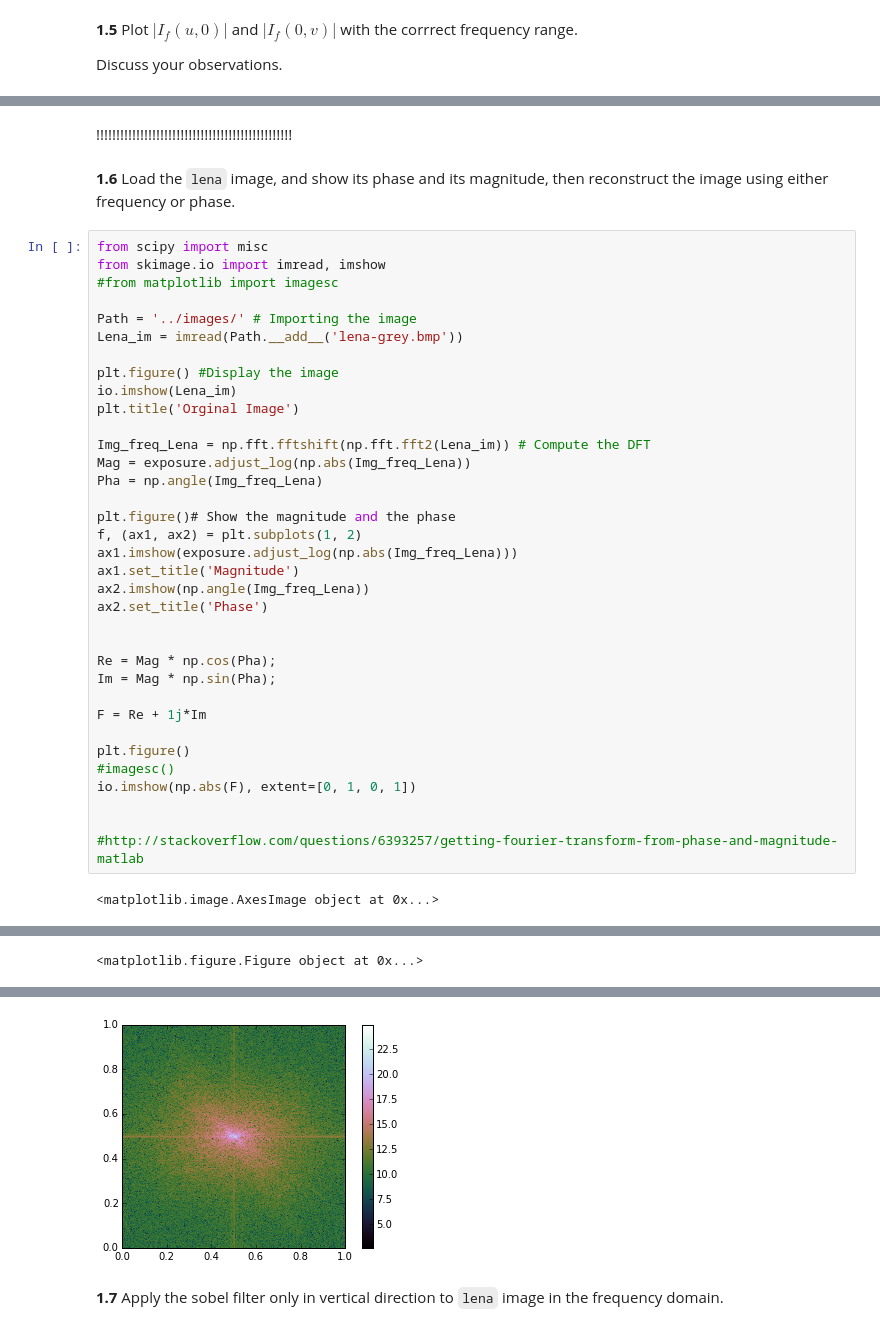
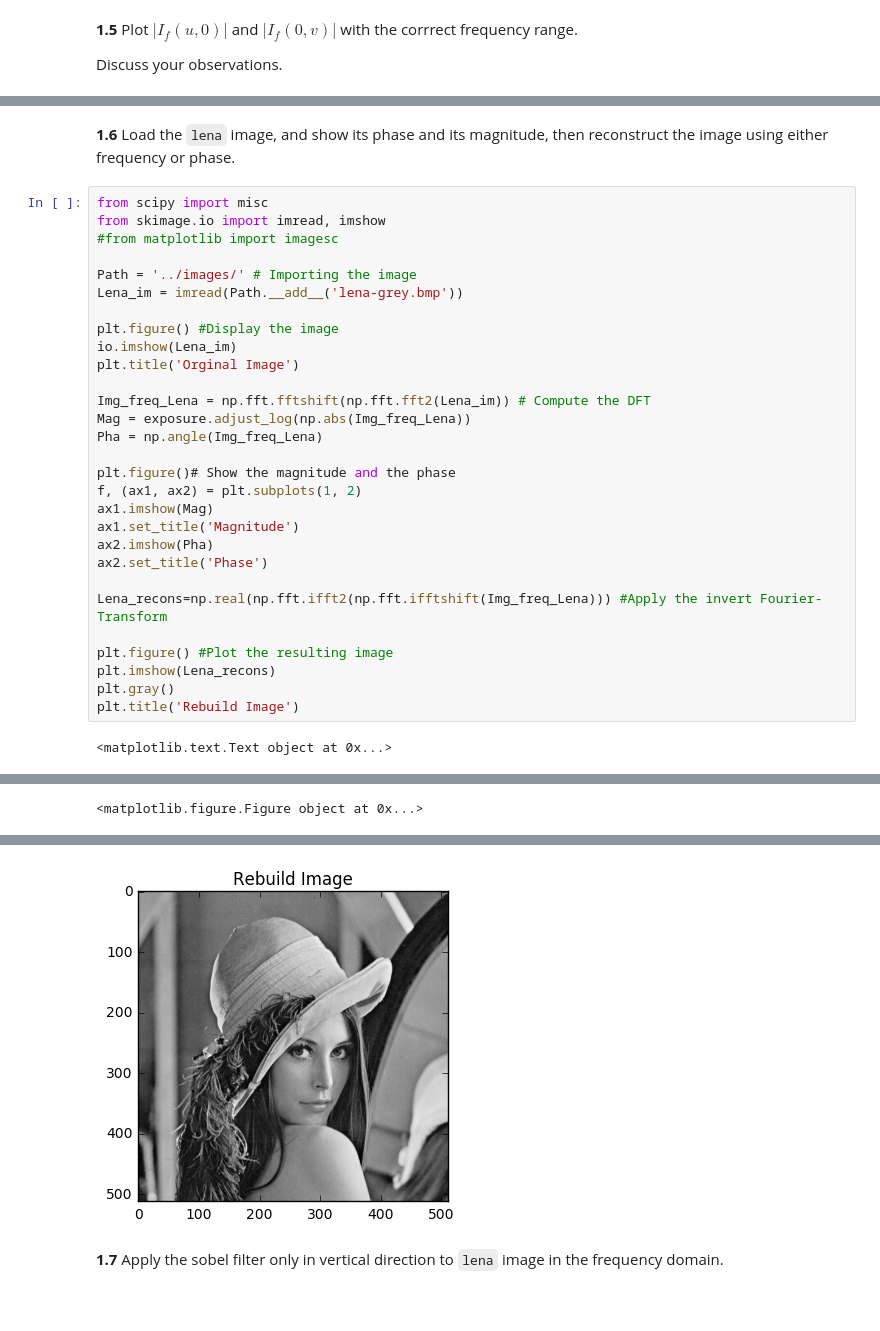
Before and after one commit to Totohm/DSP-TP-1617, a Jupyter notebook: Lab5/python/Lab5.ipynb, the cells around one changed output, grey strips where cells are left out. Saved outputs shown, nothing was run; the diff lists cells and outputs as text; blank space fills up the shorter version.

```diff
--- a/Lab5/python/Lab5.ipynb
+++ b/Lab5/python/Lab5.ipynb
@@ -257,5 +258,3 @@ plt.title('abs(If(0, v))')
-# %% [markdown]
-!!!!!!!!!!!!!!!!!!!!!!!!!!!!!!!!!!!!!!!!!!!!!!!!!
 # %% [markdown]
 **1.6** Load the `lena` image, and show its phase and its magnitude, then reconstruct the image using either frequency or phase.
 # %%
@@ -276,22 +275,16 @@ Pha = np.angle(Img_freq_Lena)
 
 plt.figure()# Show the magnitude and the phase
 f, (ax1, ax2) = plt.subplots(1, 2)
-ax1.imshow(exposure.adjust_log(np.abs(Img_freq_Lena)))
+ax1.imshow(Mag)
 ax1.set_title('Magnitude')
-ax2.imshow(np.angle(Img_freq_Lena))
+ax2.imshow(Pha)
 ax2.set_title('Phase')
 
+Lena_recons=np.real(np.fft.ifft2(np.fft.ifftshift(Img_freq_Lena))) #Apply the invert Fourier-Transform
 
-Re = Mag * np.cos(Pha);
-Im = Mag * np.sin(Pha);
-
-F = Re + 1j*Im
-
-plt.figure()
-#imagesc()
-io.imshow(np.abs(F), extent=[0, 1, 0, 1])
-
-
-#http://stackoverflow.com/questions/6393257/getting-fourier-transform-from-phase-and-magnitude-matlab
+plt.figure() #Plot the resulting image
+plt.imshow(Lena_recons)
+plt.gray()
+plt.title('Rebuild Image')
 # %% [output]
-<matplotlib.image.AxesImage object at 0x...>
+<matplotlib.text.Text object at 0x...>
@@ -301,4 +294,4 @@ io.imshow(np.abs(F), extent=[0, 1, 0, 1])
-[figure, old version]
+[figure, new version]
 # %% [markdown]
 **1.7** Apply the sobel filter only in vertical direction to `lena` image in the frequency domain.
 # %% [markdown]
```
Also changed, not shown: parts of 9 cells of this notebook.
